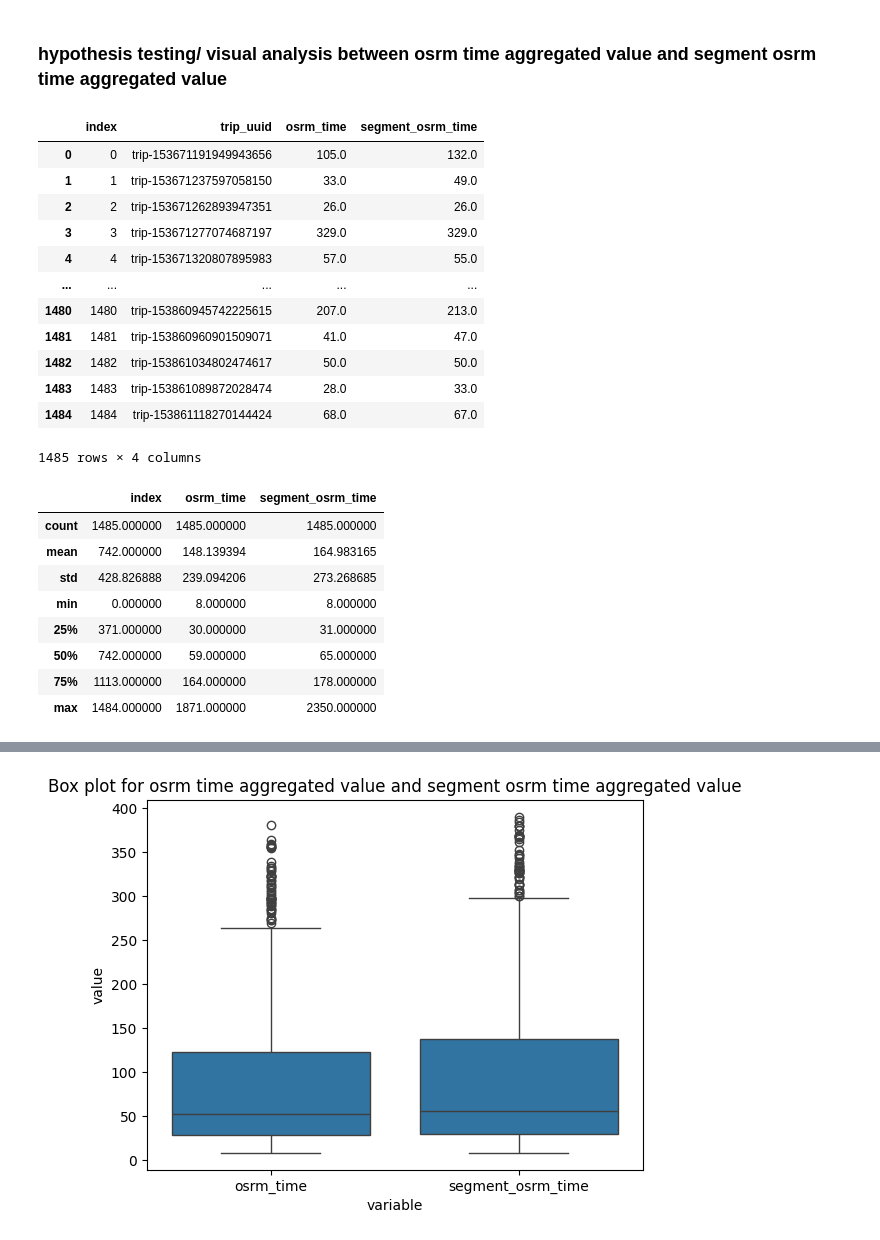
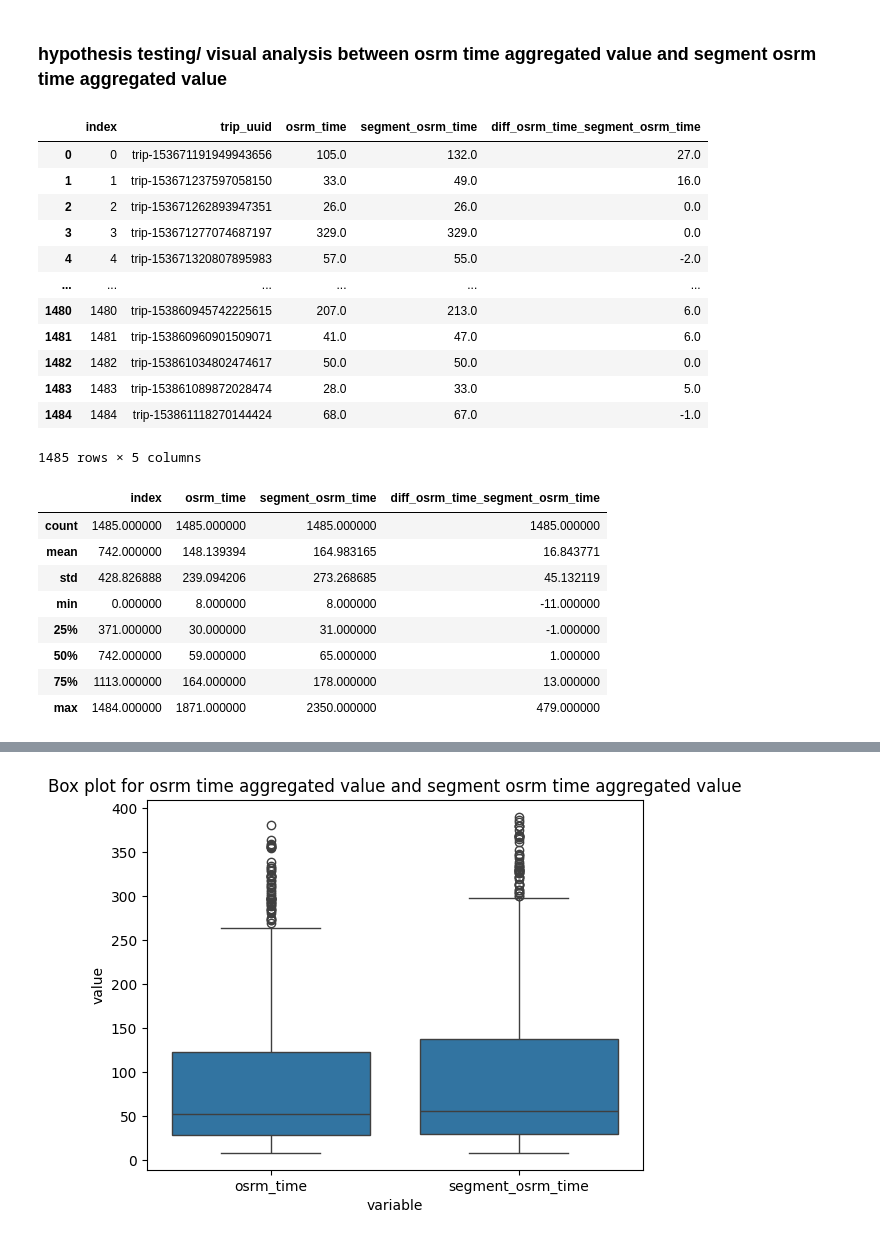
Before and after one commit to akshayabhale1406/SCLR_Delhivery_FE, a Jupyter notebook: Delhivery_FE.ipynb, the cells around one changed output, grey strips where cells are left out. Saved outputs shown, nothing was run; the diff lists cells and outputs as text; code cells hidden in the pictures.

```diff
--- a/Delhivery_FE.ipynb
+++ b/Delhivery_FE.ipynb
@@ -932,32 +932,33 @@ df_otav = df_otav.groupby("trip_uuid")["osrm_time"].sum()
 # %%
 df_otav_seg = df.groupby(["trip_uuid"])["segment_osrm_time"].sum()
 df_otav = df_otav.reset_index()
 df_otav = df_otav.merge(df_otav_seg, left_on='trip_uuid', right_on='trip_uuid')
 df_otav = df_otav.reset_index()
+df_otav["diff_osrm_time_segment_osrm_time"] = df_otav["segment_osrm_time"] - df_otav["osrm_time"]
 df_otav
 # %% [output]
-|  | index | trip_uuid | osrm_time | segment_osrm_time |
-| 0 | 0 | trip-153671191949943656 | 105.0 | 132.0 |
-| 1 | 1 | trip-153671237597058150 | 33.0 | 49.0 |
-| 2 | 2 | trip-153671262893947351 | 26.0 | 26.0 |
-| 3 | 3 | trip-153671277074687197 | 329.0 | 329.0 |
-| 4 | 4 | trip-153671320807895983 | 57.0 | 55.0 |
-| ... | ... | ... | ... | ... |
-| 1480 | 1480 | trip-153860945742225615 | 207.0 | 213.0 |
-| 1481 | 1481 | trip-153860960901509071 | 41.0 | 47.0 |
-| 1482 | 1482 | trip-153861034802474617 | 50.0 | 50.0 |
-| 1483 | 1483 | trip-153861089872028474 | 28.0 | 33.0 |
-| 1484 | 1484 | trip-153861118270144424 | 68.0 | 67.0 |
+|  | index | trip_uuid | osrm_time | segment_osrm_time | diff_osrm_time_segment_osrm_time |
+| 0 | 0 | trip-153671191949943656 | 105.0 | 132.0 | 27.0 |
+| 1 | 1 | trip-153671237597058150 | 33.0 | 49.0 | 16.0 |
+| 2 | 2 | trip-153671262893947351 | 26.0 | 26.0 | 0.0 |
+| 3 | 3 | trip-153671277074687197 | 329.0 | 329.0 | 0.0 |
+| 4 | 4 | trip-153671320807895983 | 57.0 | 55.0 | -2.0 |
+| ... | ... | ... | ... | ... | ... |
+| 1480 | 1480 | trip-153860945742225615 | 207.0 | 213.0 | 6.0 |
+| 1481 | 1481 | trip-153860960901509071 | 41.0 | 47.0 | 6.0 |
+| 1482 | 1482 | trip-153861034802474617 | 50.0 | 50.0 | 0.0 |
+| 1483 | 1483 | trip-153861089872028474 | 28.0 | 33.0 | 5.0 |
+| 1484 | 1484 | trip-153861118270144424 | 68.0 | 67.0 | -1.0 |
-1485 rows × 4 columns
+1485 rows × 5 columns
 # %%
 df_otav.describe()
 # %% [output]
-|  | index | osrm_time | segment_osrm_time |
-| count | 1485.000000 | 1485.000000 | 1485.000000 |
-| mean | 742.000000 | 148.139394 | 164.983165 |
-| std | 428.826888 | 239.094206 | 273.268685 |
-| min | 0.000000 | 8.000000 | 8.000000 |
-| 25% | 371.000000 | 30.000000 | 31.000000 |
-| 50% | 742.000000 | 59.000000 | 65.000000 |
-| 75% | 1113.000000 | 164.000000 | 178.000000 |
-| max | 1484.000000 | 1871.000000 | 2350.000000 |
+|  | index | osrm_time | segment_osrm_time | diff_osrm_time_segment_osrm_time |
+| count | 1485.000000 | 1485.000000 | 1485.000000 | 1485.000000 |
+| mean | 742.000000 | 148.139394 | 164.983165 | 16.843771 |
+| std | 428.826888 | 239.094206 | 273.268685 | 45.132119 |
+| min | 0.000000 | 8.000000 | 8.000000 | -11.000000 |
+| 25% | 371.000000 | 30.000000 | 31.000000 | -1.000000 |
+| 50% | 742.000000 | 59.000000 | 65.000000 | 1.000000 |
+| 75% | 1113.000000 | 164.000000 | 178.000000 | 13.000000 |
+| max | 1484.000000 | 1871.000000 | 2350.000000 | 479.000000 |
```
Also changed, not shown: parts of 12 cells of this notebook.
